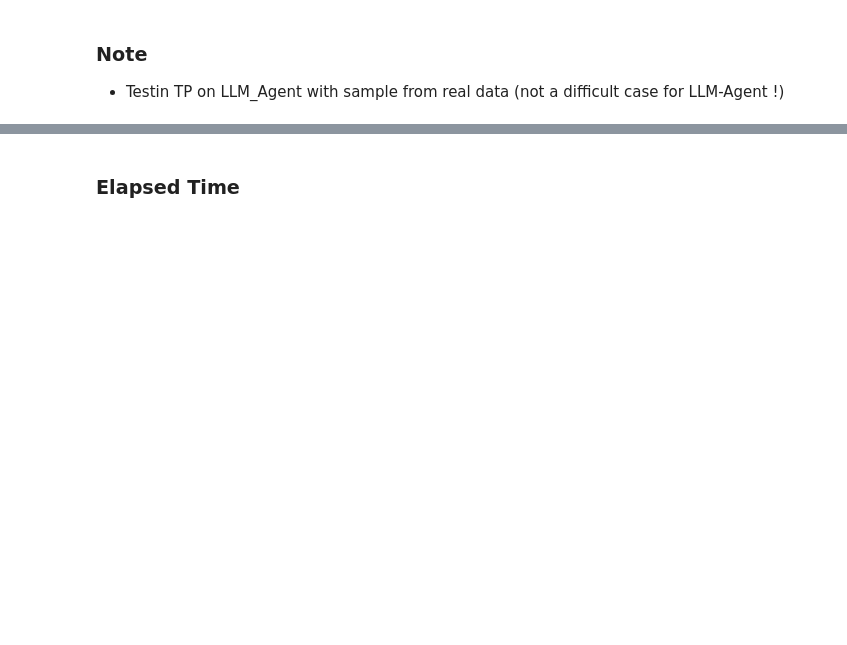
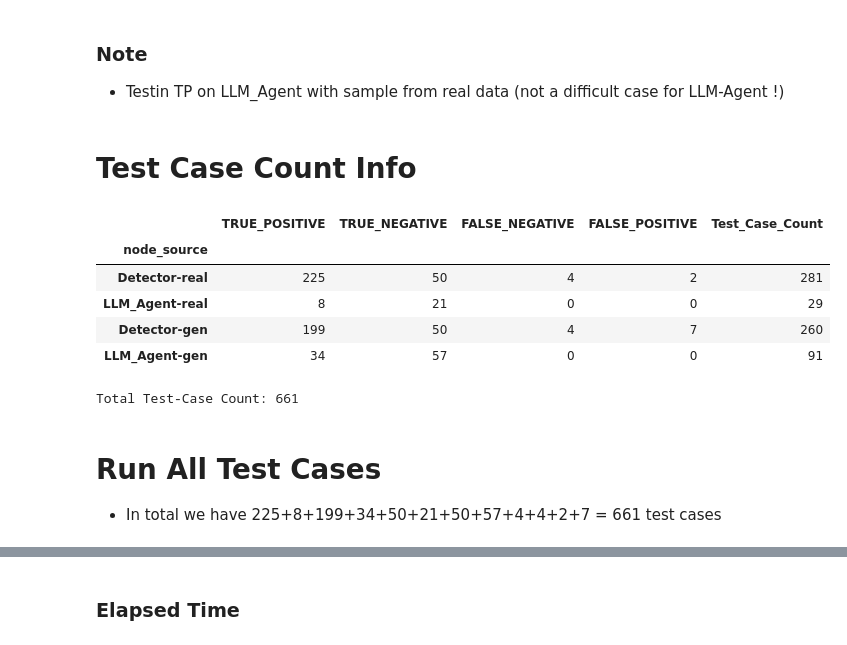
Before and after one commit to umscai/zc07-ml-genai-agentic, a Jupyter notebook: notebook/step4_agentic_test_results.ipynb, the cells around one changed output, grey strips where cells are left out. Cells and saved outputs as stored; diff of their text form; code cells hidden in the pictures; blank space fills up the shorter version.

```diff
--- a/notebook/step4_agentic_test_results.ipynb
+++ b/notebook/step4_agentic_test_results.ipynb
@@ -218,3 +227,25 @@ display(Image(filename=settings.IMG_DIR/'z-llm-real-tp-08.png', width=1200))
 # %% [markdown]
 ### Note
 - Testin TP on LLM_Agent with sample from real data (not a difficult case for LLM-Agent !)
+# %% [markdown]
+# Test Case Count Info
+# %%
+dfix = get_test_case_info_df()
+dfix=dfix.set_index('node_source')
+dfix['Test_Case_Count']=dfix.sum(axis=1)
+dfix
+# %% [output]
+|  | TRUE_POSITIVE | TRUE_NEGATIVE | FALSE_NEGATIVE | FALSE_POSITIVE | Test_Case_Count |
+| node_source |  |  |  |  |  |
+| Detector-real | 225 | 50 | 4 | 2 | 281 |
+| LLM_Agent-real | 8 | 21 | 0 | 0 | 29 |
+| Detector-gen | 199 | 50 | 4 | 7 | 260 |
+| LLM_Agent-gen | 34 | 57 | 0 | 0 | 91 |
+# %%
+total_test_case = dfix.Test_Case_Count.sum()
+print(f'Total Test-Case Count: {total_test_case}')
+# %% [output]
+Total Test-Case Count: 661
+# %% [markdown]
+# Run All Test Cases
+- In total we have 225+8+199+34+50+21+50+57+4+4+2+7 = 661 test cases
```
Also changed, not shown: parts of 28 cells of this notebook, 28 other files.
